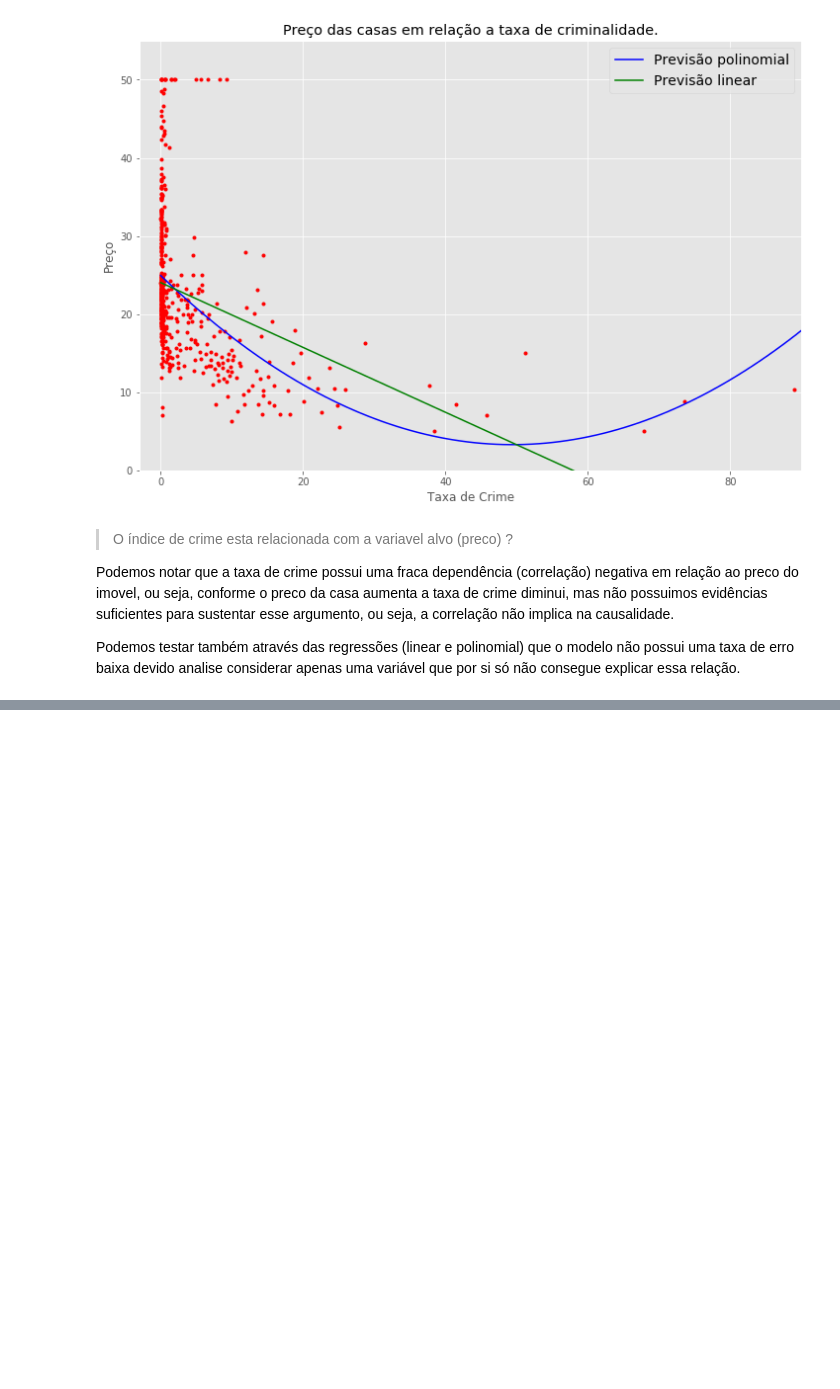
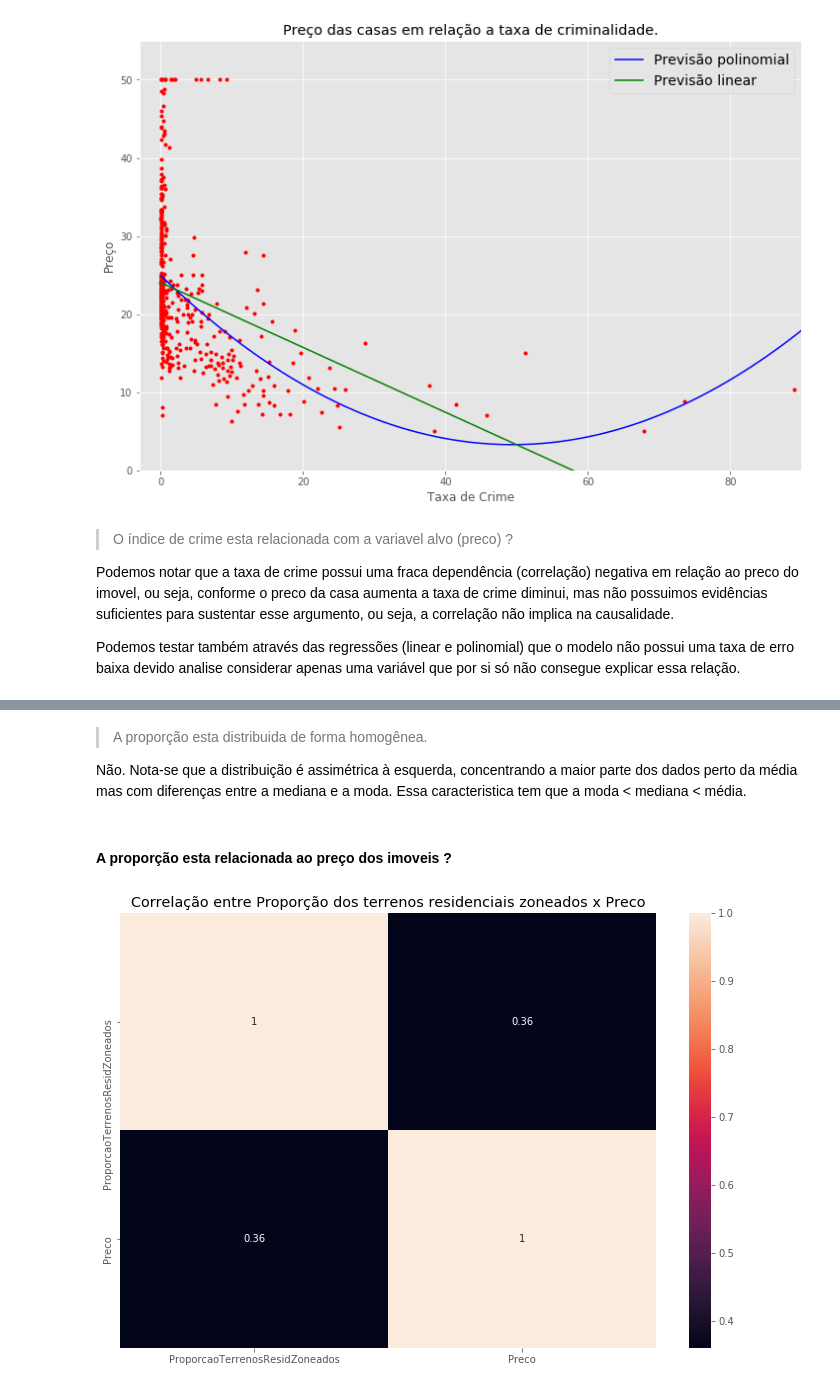
Before and after one commit to Angelicogfa/PortifolioDataScience, a Jupyter notebook: Classificação/Imoveis/Imoveis.ipynb, the cells around one changed output, grey strips where cells are left out. Saved outputs shown, nothing was run; the diff lists cells and outputs as text; code cells hidden in the pictures; blank space fills up the shorter version.

```diff
--- a/Classificação/Imoveis/Imoveis.ipynb
+++ b/Classificação/Imoveis/Imoveis.ipynb
@@ -235,0 +266,14 @@ Podemos testar também através das regressões (linear e polinomial) que o mode
+# %% [markdown]
+> A proporção esta distribuida de forma homogênea.
+
+Não. Nota-se que a distribuição é assimétrica à esquerda, concentrando a maior parte dos dados perto da média mas com diferenças entre a mediana e a moda. Essa caracteristica tem que a moda < mediana < média.
+# %% [markdown]
+#### A proporção esta relacionada ao preço dos imoveis ?
+# %%
+corr = df[['ProporcaoTerrenosResidZoneados', 'Preco']].corr()
+
+plt.title('Correlação entre Proporção dos terrenos residenciais zoneados x Preco')
+sns.heatmap(corr, annot=True)
+plt.show()
+# %% [output]
+[figure, added]
```
Also changed, not shown: parts of 5 cells of this notebook.
